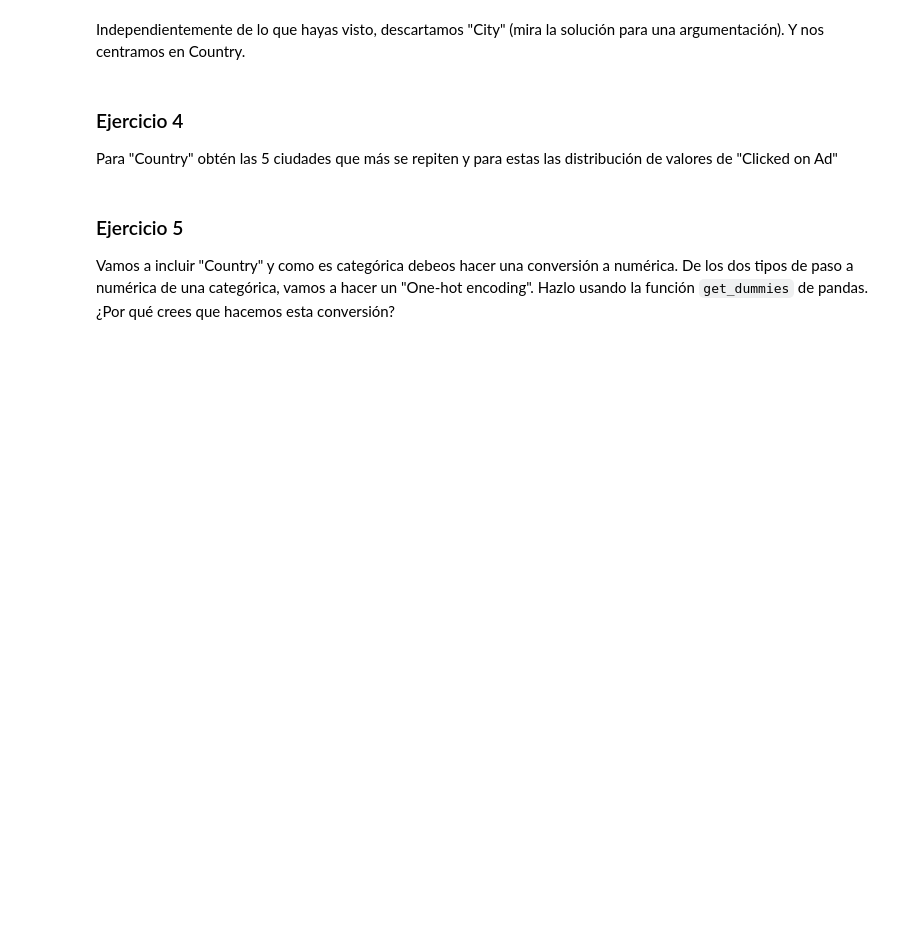
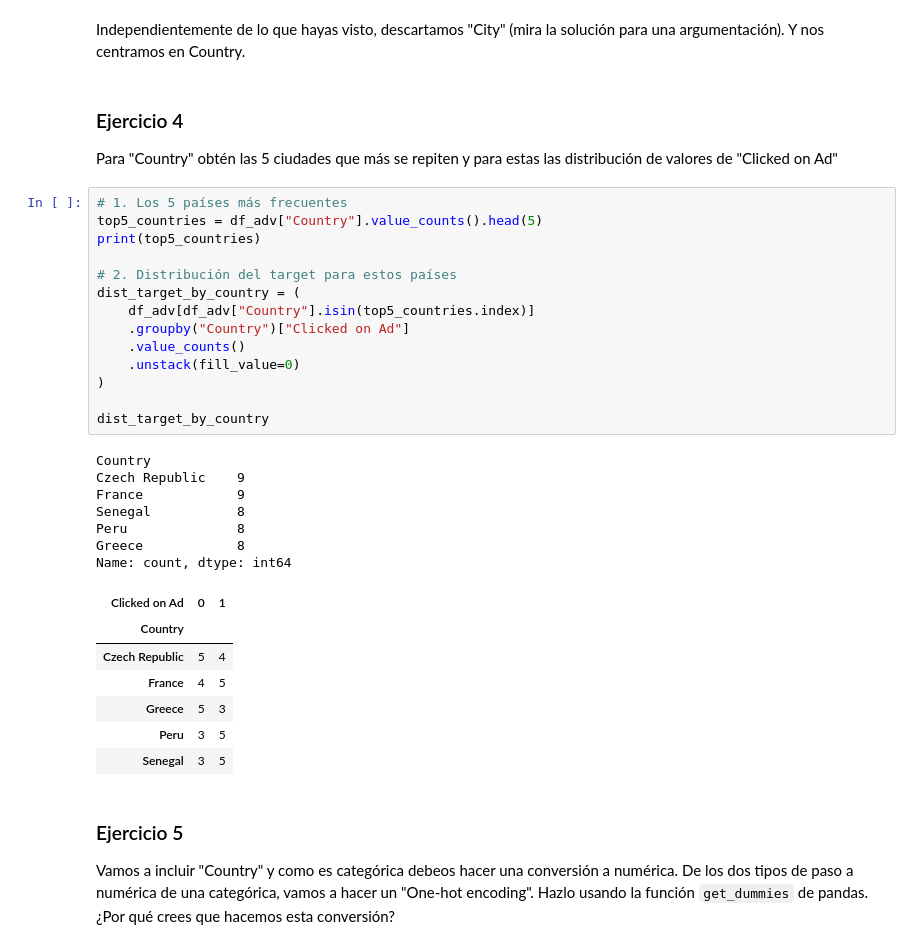
Before and after one commit to Whitee-12/DS-online-blanca, a Jupyter notebook: 04_Machine_Learning/Sprint_09/Unidad_02_ML_Introduccion/02_Ejercicios_Workout/14_Ejercicios_Features.ipynb, the cells around one changed output. Saved outputs shown, nothing was run; the diff lists cells and outputs as text; blank space fills up the shorter version.

```diff
--- a/04_Machine_Learning/Sprint_09/Unidad_02_ML_Introduccion/02_Ejercicios_Workout/14_Ejercicios_Features.ipynb
+++ b/04_Machine_Learning/Sprint_09/Unidad_02_ML_Introduccion/02_Ejercicios_Workout/14_Ejercicios_Features.ipynb
@@ -99,6 +133,35 @@ Independientemente de lo que hayas visto, descartamos "City" (mira la solución
 ### Ejercicio 4
 
 Para "Country" obtén las 5 ciudades que más se repiten y para estas las distribución de valores de "Clicked on Ad"
+# %%
+# 1. Los 5 países más frecuentes
+top5_countries = df_adv["Country"].value_counts().head(5)
+print(top5_countries)
+
+# 2. Distribución del target para estos países
+dist_target_by_country = (
+    df_adv[df_adv["Country"].isin(top5_countries.index)]
+    .groupby("Country")["Clicked on Ad"]
+    .value_counts()
+    .unstack(fill_value=0)
+)
+
+dist_target_by_country
+# %% [output]
+Country
+Czech Republic    9
+France            9
+Senegal           8
+Peru              8
+Greece            8
+Name: count, dtype: int64
+| Clicked on Ad | 0 | 1 |
+| Country |  |  |
+| Czech Republic | 5 | 4 |
+| France | 4 | 5 |
+| Greece | 5 | 3 |
+| Peru | 3 | 5 |
+| Senegal | 3 | 5 |
 # %% [markdown]
 ### Ejercicio 5
 
```
Also changed, not shown: parts of 7 cells of this notebook.
